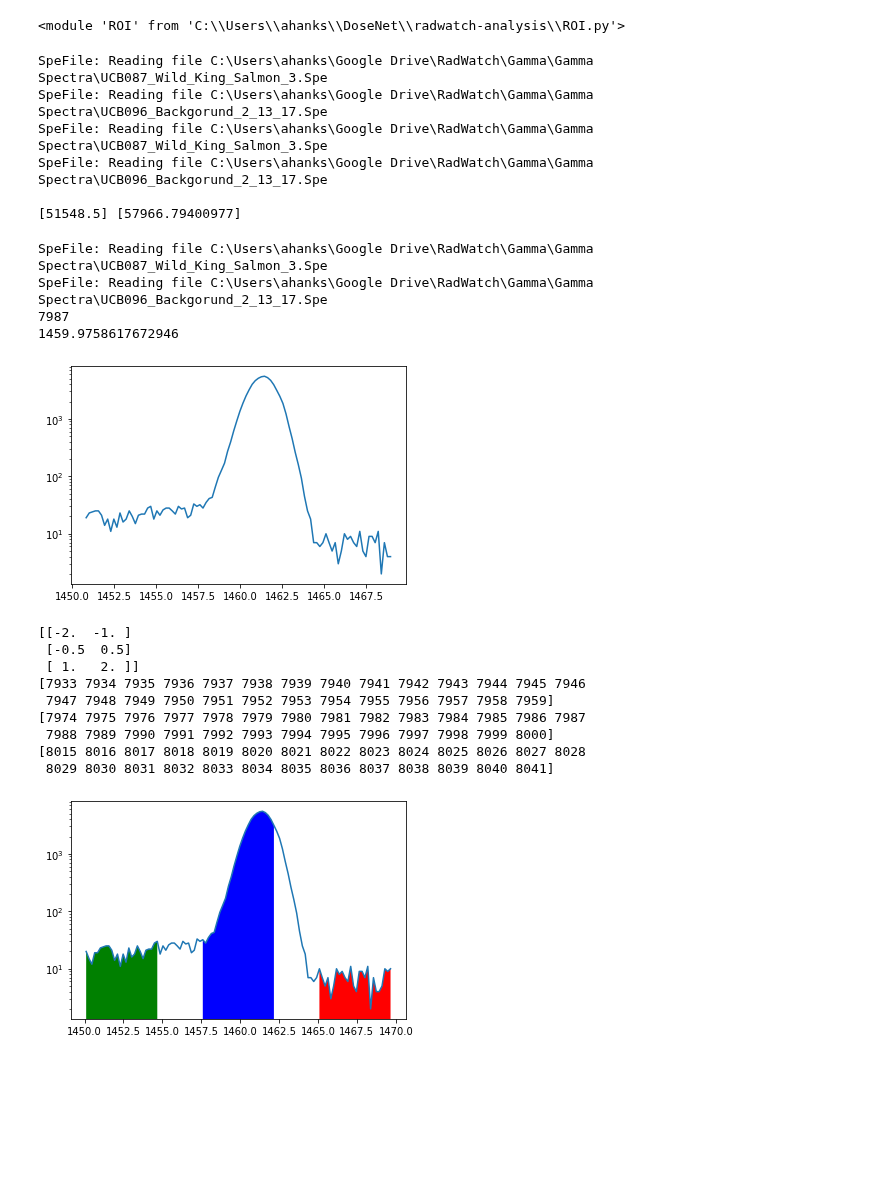
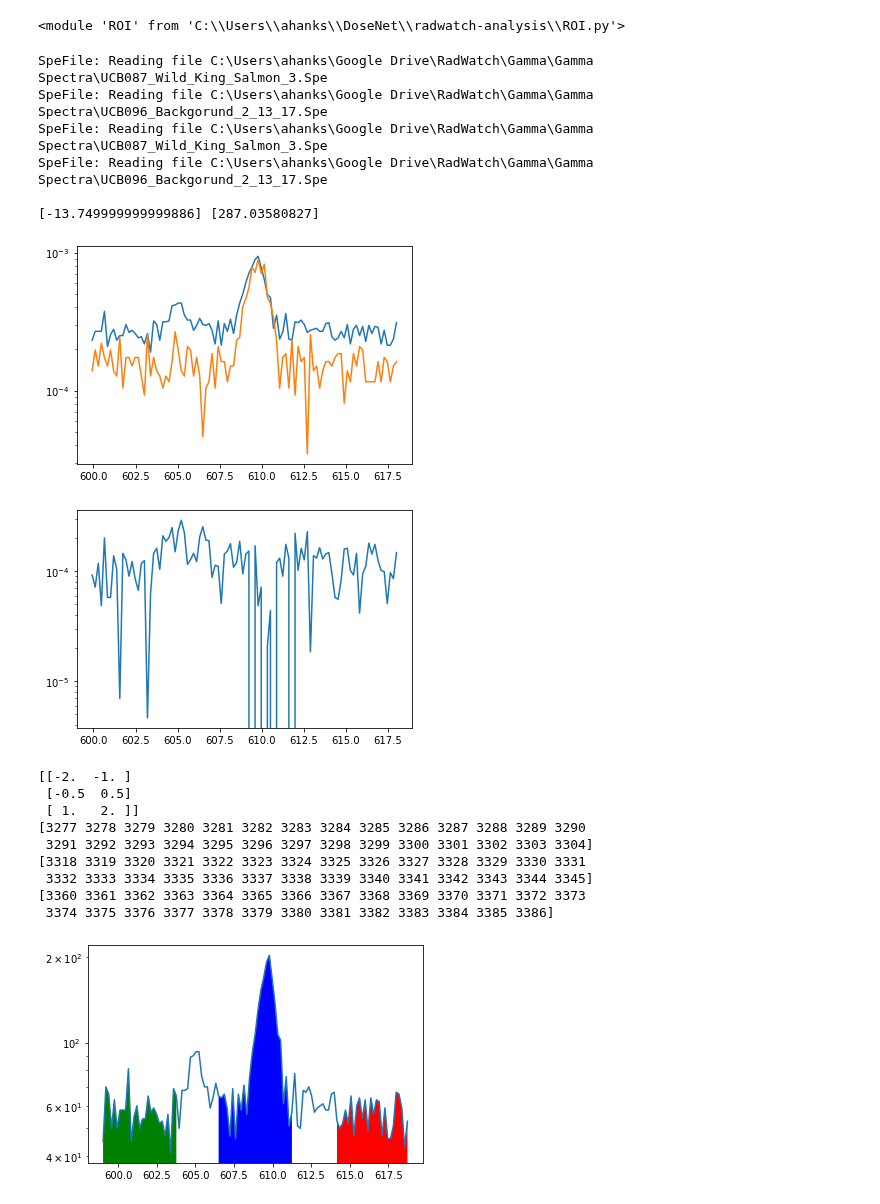
Before and after one commit to bearing/radwatch-analysis, a Jupyter notebook: Peak-Counts-Analysis.ipynb, the cells around one changed output. Drawn from its saved outputs; the diff is of its cells as text; code cells hidden in the pictures; blank space fills up the shorter version.

```diff
--- a/Peak-Counts-Analysis.ipynb
+++ b/Peak-Counts-Analysis.ipynb
@@ -15,15 +15,16 @@ importlib.reload(ROI)
 <module 'ROI' from 'C:\\Users\\ahanks\\DoseNet\\radwatch-analysis\\ROI.py'>
 # %%
 #Define inputs
-source_isotopes = np.array(['K-40']);
-source_energies = np.array([1460]);
-source_activities = np.array([1]);
+source_isotopes = np.array(['Bi-214']);
+source_energies = np.array([609]);
+#source_activities = np.array([1,1,1]);
 spectrum = r'C:\Users\ahanks\Google Drive\RadWatch\Gamma\Gamma Spectra\UCB087_Wild_King_Salmon_3.Spe'
 background = r'C:\Users\ahanks\Google Drive\RadWatch\Gamma\Gamma Spectra\UCB096_Backgorund_2_13_17.Spe'
-branching_ratio = np.array([1]);
+#branching_ratio = np.array([1,1,1]);
 
 #Call scripts
 roi = ROI.ROI(Spectrum.from_file(spectrum), Spectrum.from_file(background), source_energies)
+roi.find_peak_energies()
 roi_result = roi.get_counts()
 peakfit = PF.PF(spectrum,background,source_energies)
 pf_result = peakfit.get_counts()
@@ -35,24 +36,9 @@ SpeFile: Reading file C:\Users\ahanks\Google Drive\RadWatch\Gamma\Gamma Spectra\
 SpeFile: Reading file C:\Users\ahanks\Google Drive\RadWatch\Gamma\Gamma Spectra\UCB087_Wild_King_Salmon_3.Spe
 SpeFile: Reading file C:\Users\ahanks\Google Drive\RadWatch\Gamma\Gamma Spectra\UCB096_Backgorund_2_13_17.Spe
 
-[51548.5] [57966.79400977]
+[-13.749999999999886] [287.03580827]
 # %%
-spec = Spectrum.from_file(spectrum)
-bg = Spectrum.from_file(background)
-
-counts = spec.counts_vals
-energies = spec.energies_kev
-
 #function to find index of closest energy where a is the desired energy and n is
 def f_near(a,a0):
     idx = np.abs(a - a0).argmin()
     return idx
-
-k_40_idx = f_near(energies,source_energies[0])
-print(k_40_idx)
-print(energies[k_40_idx])
-# %% [output]
-SpeFile: Reading file C:\Users\ahanks\Google Drive\RadWatch\Gamma\Gamma Spectra\UCB087_Wild_King_Salmon_3.Spe
-SpeFile: Reading file C:\Users\ahanks\Google Drive\RadWatch\Gamma\Gamma Spectra\UCB096_Backgorund_2_13_17.Spe
-7987
-1459.9758617672946
@@ -61,17 +45,35 @@ SpeFile: Reading file C:\Users\ahanks\Google Drive\RadWatch\Gamma\Gamma Spectra\
 # %%
+counts = roi.spec.cps_vals
+energies = roi.spec.energies_kev
+bgcounts = roi.bg.cps_vals
+#counts = roi.bgsub.cps_vals
+#energies = roi.bgsub.energies_kev
+iso_idx = f_near(energies,source_energies[0])
+
 #test plotting
-roi_low = k_40_idx - 50
-roi_high = k_40_idx + 50
+roi_low = iso_idx - 50
+roi_high = iso_idx + 50
 
 # Slice the counts array: select counts[start-index:stop-index]
 plot_counts = counts[roi_low:roi_high]
+plot_bgcounts = bgcounts[roi_low:roi_high]
 plot_energies = energies[roi_low:roi_high]
 
 plt.plot(plot_energies,plot_counts)
+plt.plot(plot_energies,plot_bgcounts)
 #plt.plot(spec.energies_kev,spec.counts_vals)
 plt.yscale('log')
 # %% [output]
-[figure, old version]
+[figure, new version]
+# %%
+sub_counts = roi.bgsub.cps_vals
+plot_sub_counts = sub_counts[roi_low:roi_high]
+plot_energies = energies[roi_low:roi_high]
+
+plt.plot(plot_energies,plot_sub_counts)
+plt.yscale('log')
+# %% [output]
+[figure, added]
 # %%
 roi_low_bins, roi_peak_bins, roi_high_bins = roi.get_roi_windows(source_energies[0])
 print(roi.window)
@@ -83,12 +85,12 @@ print(roi_high_bins[0])
 [[-2.  -1. ]
  [-0.5  0.5]
  [ 1.   2. ]]
-[7933 7934 7935 7936 7937 7938 7939 7940 7941 7942 7943 7944 7945 7946
- 7947 7948 7949 7950 7951 7952 7953 7954 7955 7956 7957 7958 7959]
-[7974 7975 7976 7977 7978 7979 7980 7981 7982 7983 7984 7985 7986 7987
- 7988 7989 7990 7991 7992 7993 7994 7995 7996 7997 7998 7999 8000]
-[8015 8016 8017 8018 8019 8020 8021 8022 8023 8024 8025 8026 8027 8028
- 8029 8030 8031 8032 8033 8034 8035 8036 8037 8038 8039 8040 8041]
+[3277 3278 3279 3280 3281 3282 3283 3284 3285 3286 3287 3288 3289 3290
+ 3291 3292 3293 3294 3295 3296 3297 3298 3299 3300 3301 3302 3303 3304]
+[3318 3319 3320 3321 3322 3323 3324 3325 3326 3327 3328 3329 3330 3331
+ 3332 3333 3334 3335 3336 3337 3338 3339 3340 3341 3342 3343 3344 3345]
+[3360 3361 3362 3363 3364 3365 3366 3367 3368 3369 3370 3371 3372 3373
+ 3374 3375 3376 3377 3378 3379 3380 3381 3382 3383 3384 3385 3386]
 # %%
 rlow = roi_low_bins[0][0]
 rhi = roi_high_bins[0][-1]
@@ -118,4 +120,4 @@ ax.fill_between(high_energies, 0, high_counts, facecolor='red', interpolate=True
 ax.fill_between(peak_energies, 0, peak_counts, facecolor='blue', interpolate=True)
 ax.set_yscale('log')
 # %% [output]
-[figure, old version]
+[figure, new version]
```
Also changed, not shown: parts of 6 cells of this notebook, 5 other files.
